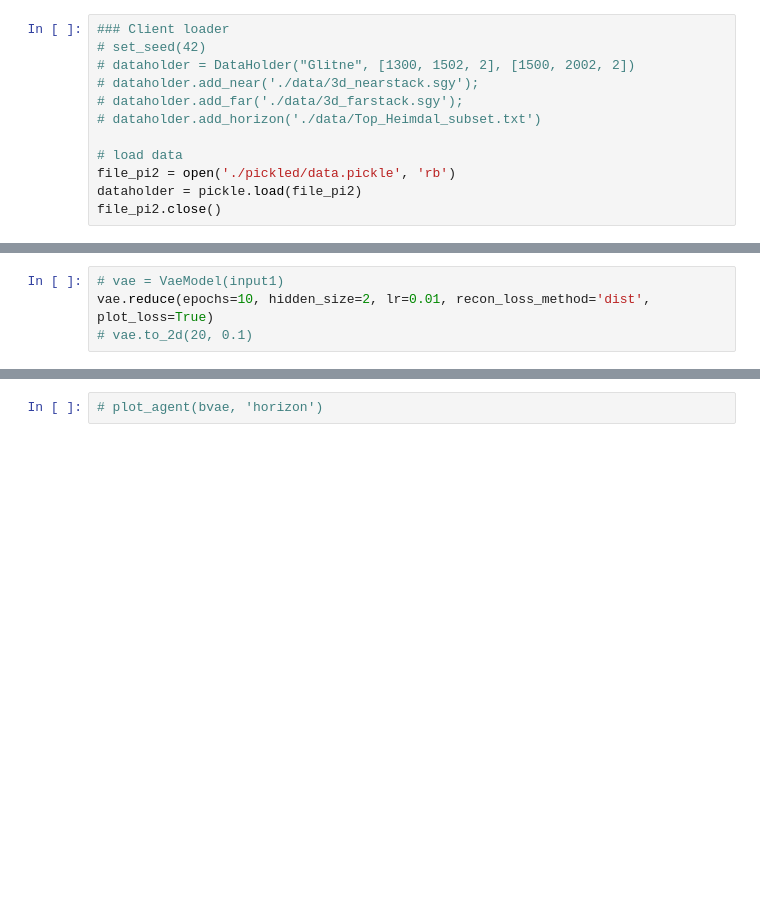
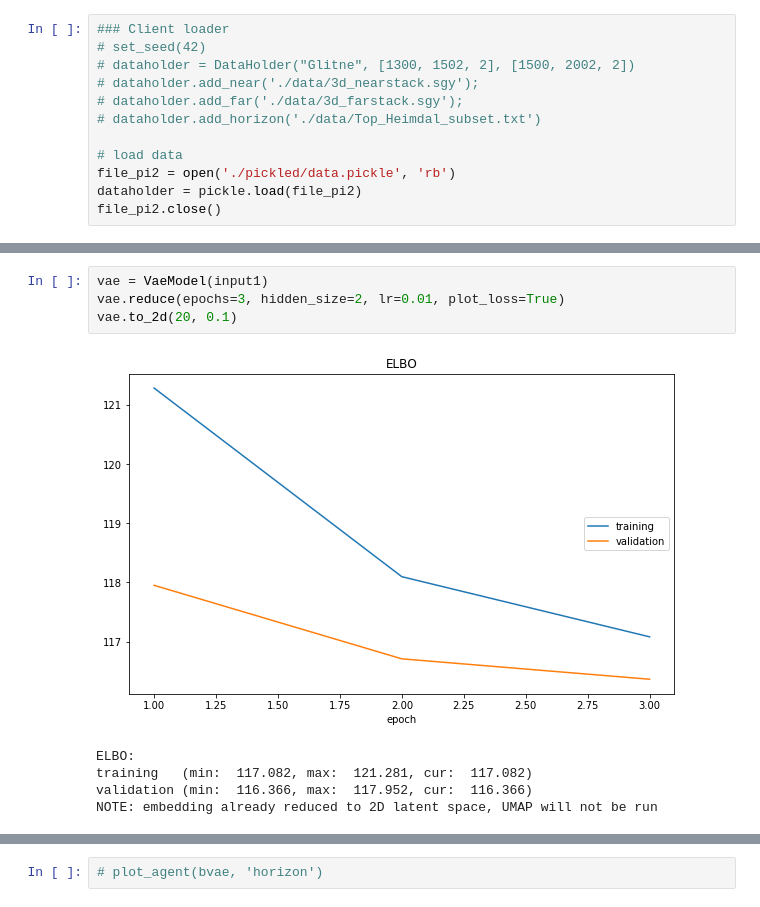
Before and after one commit to msc-acse/acse-9-independent-research-project-coush001, a Jupyter notebook: Run_scripts.ipynb, the cells around one changed output, grey strips where cells are left out. Cells and saved outputs as stored; diff of their text form; blank space fills up the shorter version.

```diff
--- a/Run_scripts.ipynb
+++ b/Run_scripts.ipynb
@@ -31,5 +47,11 @@ Processor has created an output with shape:  (25351, 2, 88)
 # %%
-# vae = VaeModel(input1)
-vae.reduce(epochs=10, hidden_size=2, lr=0.01, recon_loss_method='dist', plot_loss=True)
-# vae.to_2d(20, 0.1)
+vae = VaeModel(input1)
+vae.reduce(epochs=3, hidden_size=2, lr=0.01, plot_loss=True)
+vae.to_2d(20, 0.1)
+# %% [output]
+[figure, added]
+ELBO:
+training   (min:  117.082, max:  121.281, cur:  117.082)
+validation (min:  116.366, max:  117.952, cur:  116.366)
+NOTE: embedding already reduced to 2D latent space, UMAP will not be run
 # %%
```
Also changed, not shown: parts of 10 cells of this notebook, 1 other file.
